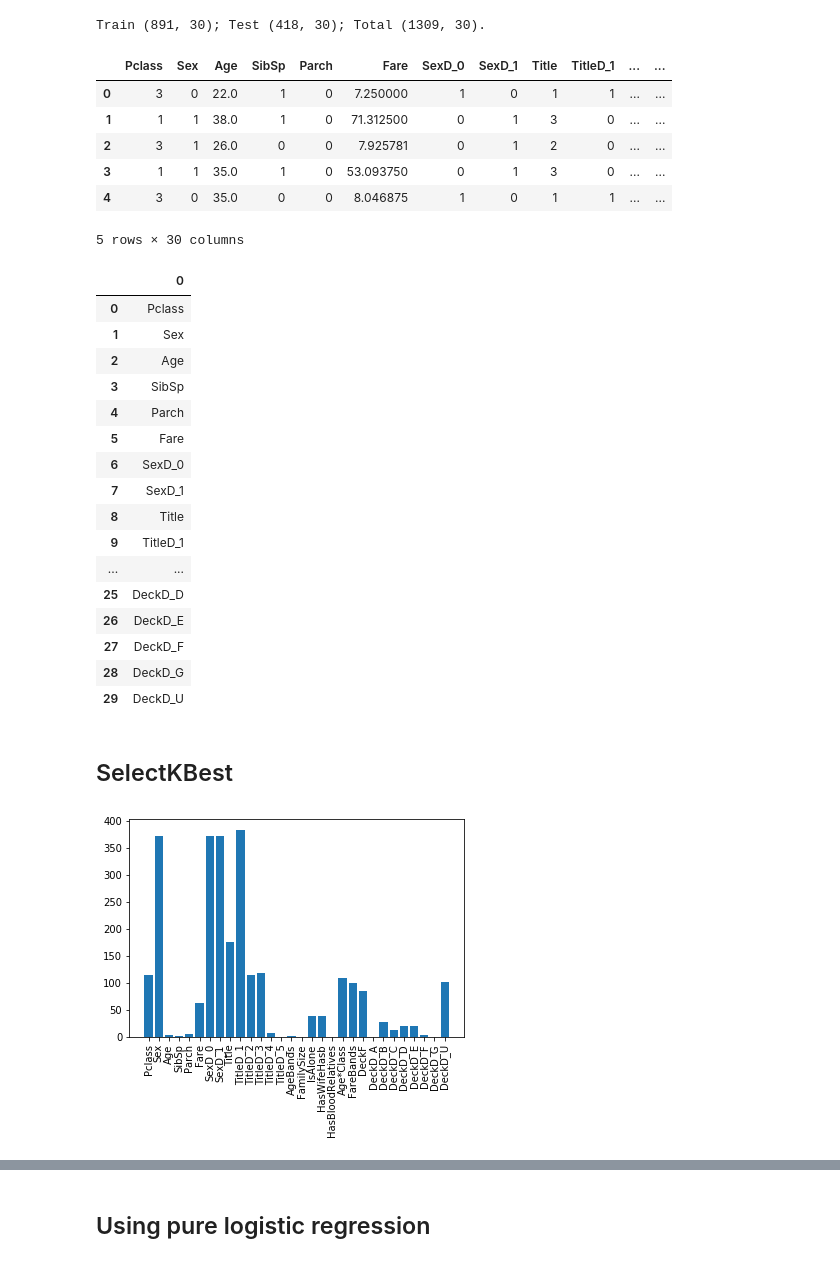
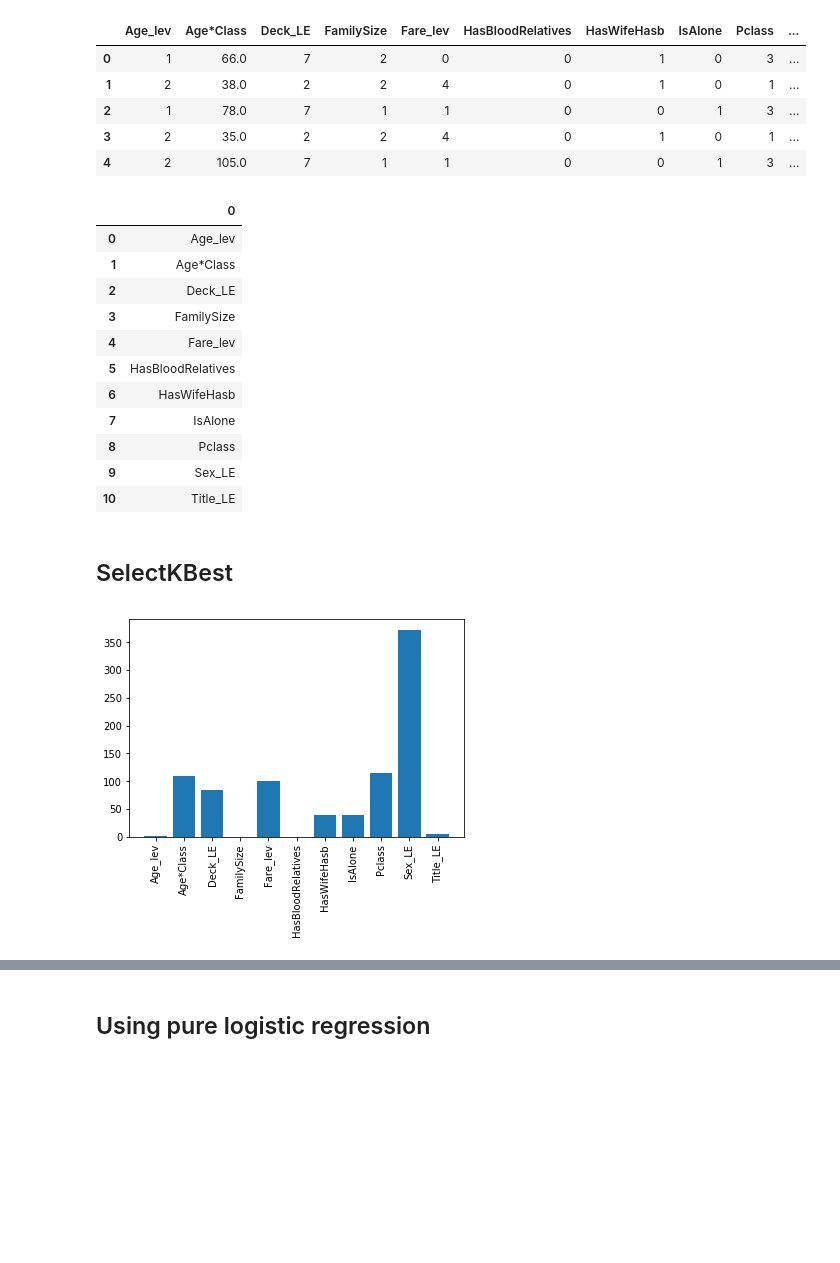
Before and after one commit to mise-pro/ml_competitions, a Jupyter notebook: kaggle_titanic/4 - Feature Selection In General.ipynb, the cells around one changed output, grey strips where cells are left out. Saved outputs shown, nothing was run; the diff lists cells and outputs as text; code cells hidden in the pictures; blank space fills up the shorter version.

```diff
--- a/kaggle_titanic/4 - Feature Selection In General.ipynb
+++ b/kaggle_titanic/4 - Feature Selection In General.ipynb
@@ -21,56 +22,63 @@ from sklearn.feature_selection import SelectKBest, f_classif, chi2
 # %%
 def to_source_columns_order (featureSet, featureRightOrder):
     return [feature for feature in featureRightOrder if feature in featureSet]
-# %%
-dataTrain, dataTrainTarget, dataTest, dataTrainScaled, dataTestScaled = sf.load_modified_data('data_modified/dataModified.pkl')
-# %% [output]
-Train (891, 30); Test (418, 30); Total (1309, 30).
+# %%
+#dataTrain, dataTrainTarget, dataTest, dataTrainScaled, dataTestScaled = sf.load_modified_data('data_modified/dataModified.pkl')
+featureListLElev = [
+'AGE_lev_train',
+'Age-Class_cnt_train',
+'Deck_LE_train',
+'FamilySize_cnt_train',
+'Fare_lev_train',
+'HasBloodRelatives_train',
+'HasWifeHasb_train',
+'IsAlone_train',
+'Pclass_cnt_train',
+'SEX_LE_train',
+'Title_LE_train'
+]
+dataTrain = fef.create_dataset_from_features (featureListLElev, '2.1-featuresPack/')
+dataTrainTarget =fef.create_dataset_from_features (['Survived_train'], '2.1-featuresPack/')
 # %%
 dataTrain.head()
 # %% [output]
-|  | Pclass | Sex | Age | SibSp | Parch | Fare | SexD_0 | SexD_1 | Title | TitleD_1 | ... | ... |
-| 0 | 3 | 0 | 22.0 | 1 | 0 | 7.250000 | 1 | 0 | 1 | 1 | ... | ... |
-| 1 | 1 | 1 | 38.0 | 1 | 0 | 71.312500 | 0 | 1 | 3 | 0 | ... | ... |
-| 2 | 3 | 1 | 26.0 | 0 | 0 | 7.925781 | 0 | 1 | 2 | 0 | ... | ... |
-| 3 | 1 | 1 | 35.0 | 1 | 0 | 53.093750 | 0 | 1 | 3 | 0 | ... | ... |
-| 4 | 3 | 0 | 35.0 | 0 | 0 | 8.046875 | 1 | 0 | 1 | 1 | ... | ... |
+|  | Age_lev | Age*Class | Deck_LE | FamilySize | Fare_lev | HasBloodRelatives | HasWifeHasb | IsAlone | Pclass | ... |
+| 0 | 1 | 66.0 | 7 | 2 | 0 | 0 | 1 | 0 | 3 | ... |
+| 1 | 2 | 38.0 | 2 | 2 | 4 | 0 | 1 | 0 | 1 | ... |
+| 2 | 1 | 78.0 | 7 | 1 | 1 | 0 | 0 | 1 | 3 | ... |
+| 3 | 2 | 35.0 | 2 | 2 | 4 | 0 | 1 | 0 | 1 | ... |
+| 4 | 2 | 105.0 | 7 | 1 | 1 | 0 | 0 | 1 | 3 | ... |
-5 rows × 30 columns
 # %%
 pd.DataFrame(dataTrain.columns)
 # %% [output]
 |  | 0 |
-| 0 | Pclass |
-| 1 | Sex |
-| 2 | Age |
-| 3 | SibSp |
-| 4 | Parch |
-| 5 | Fare |
-| 6 | SexD_0 |
-| 7 | SexD_1 |
-| 8 | Title |
-| 9 | TitleD_1 |
-| ... | ... |
-| 25 | DeckD_D |
-| 26 | DeckD_E |
-| 27 | DeckD_F |
-| 28 | DeckD_G |
-| 29 | DeckD_U |
+| 0 | Age_lev |
+| 1 | Age*Class |
+| 2 | Deck_LE |
+| 3 | FamilySize |
+| 4 | Fare_lev |
+| 5 | HasBloodRelatives |
+| 6 | HasWifeHasb |
+| 7 | IsAlone |
+| 8 | Pclass |
+| 9 | Sex_LE |
+| 10 | Title_LE |
 # %% [markdown]
 ## SelectKBest
 # %%
-fCount = 15
+fCount = 8
 
 #f_classif
 selector = SelectKBest(f_classif, k=fCount)
 selector.fit(dataTrain, dataTrainTarget)
 #scores = np.log10(selector.scores_)
 scores = selector.scores_
 
 plt.bar(range(len(dataTrain.columns)), scores)
 plt.xticks(range(len(dataTrain.columns)), dataTrain.columns, rotation='vertical')
 plt.show()
 # %% [output]
-[figure, old version]
+[figure, new version]
 # %%
 fScores = pd.DataFrame(selector.scores_, columns=['fScores'])
 topFScores = (
```
Also changed, not shown: parts of 18 cells of this notebook, 35 other files.
